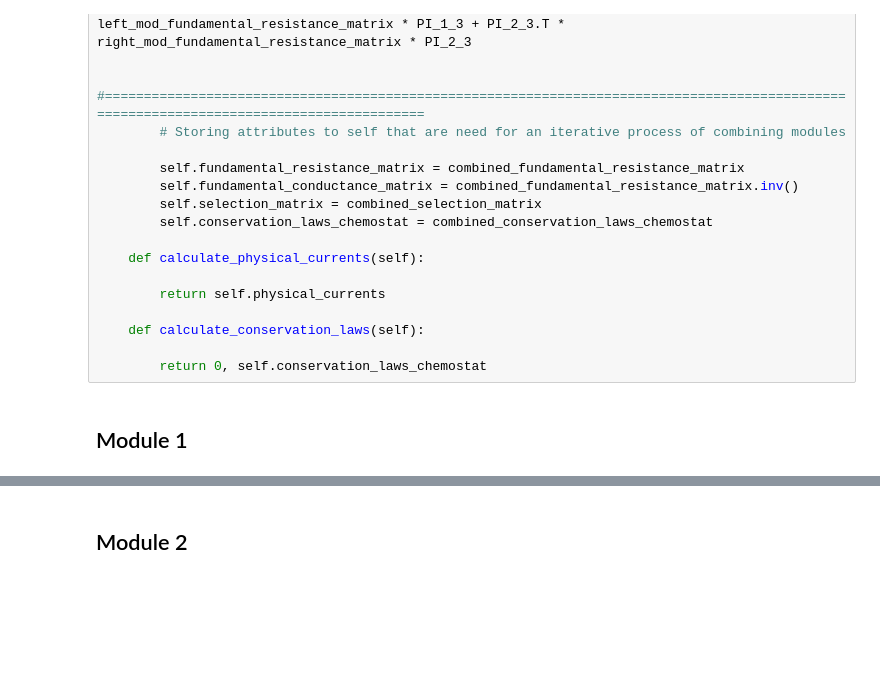
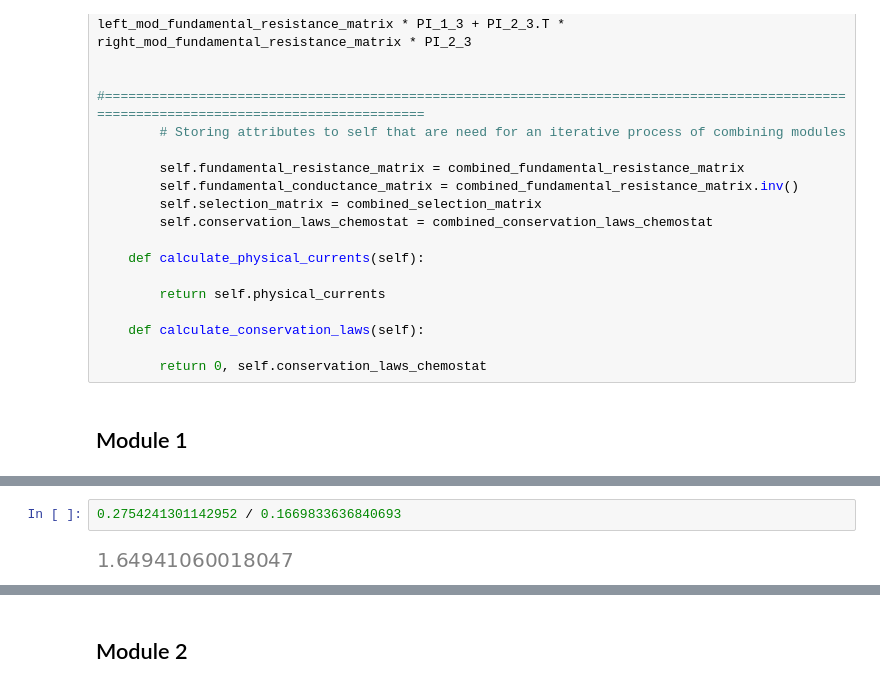
Before and after one commit to FTurci/conductance-chem-net, a Jupyter notebook: students/Will/Gillespie_simulations/numba_infused.ipynb, the cells around one changed output, grey strips where cells are left out. Drawn from its saved outputs; the diff is of its cells as text; blank space fills up the shorter version.

```diff
--- a/students/Will/Gillespie_simulations/numba_infused.ipynb
+++ b/students/Will/Gillespie_simulations/numba_infused.ipynb
@@ -1255,0 +1299,4 @@ print(t2 - t1)
+# %%
+0.2754241301142952 / 0.1669833636840693
+# %% [output]
+[figure, added]
```
Also changed, not shown: parts of 14 cells of this notebook.
